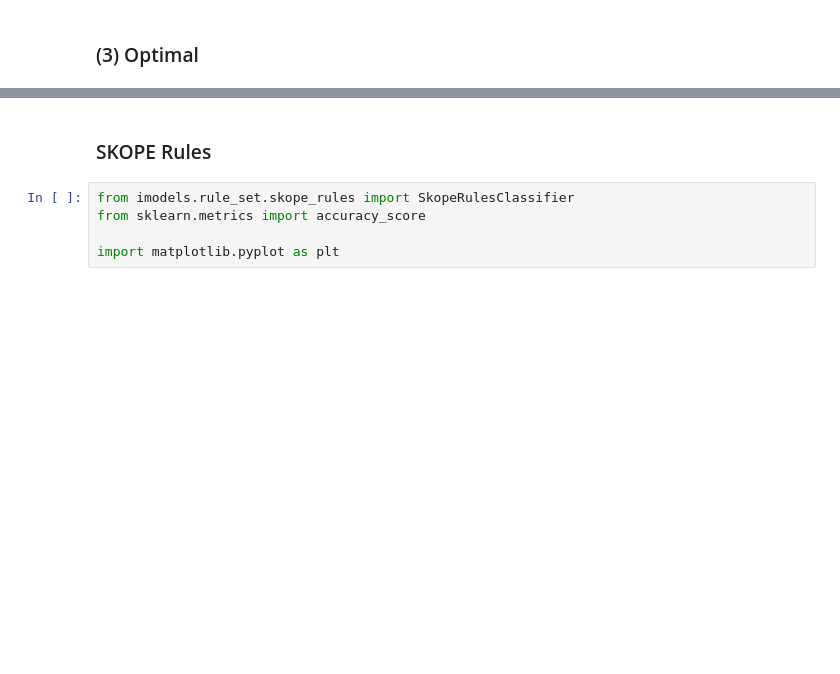
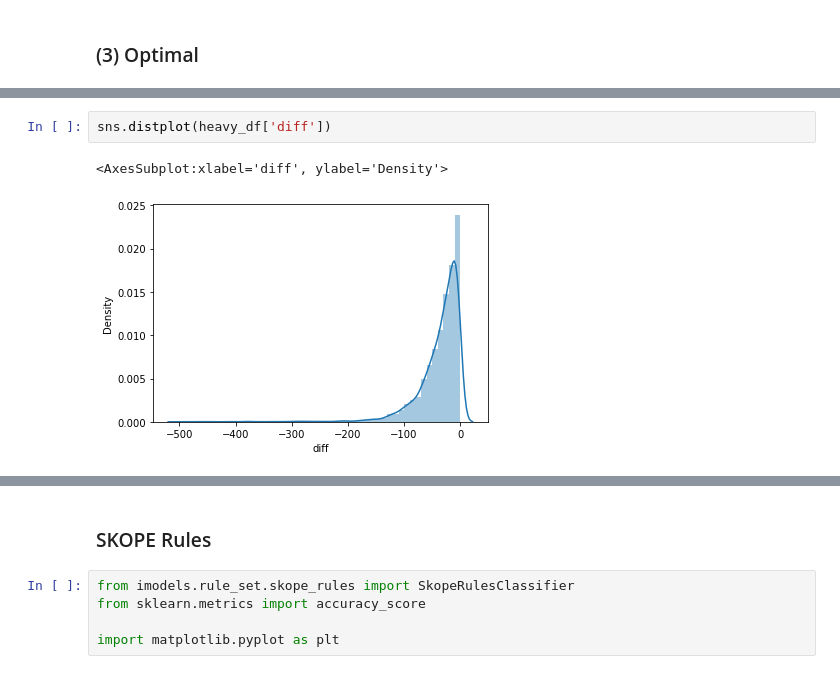
Before and after one commit to sms1097/Carbon-Emissions-Budworm, a Jupyter notebook: Rule Learning/Model 1.ipynb, the cells around one changed output, grey strips where cells are left out. Cells and saved outputs as stored; diff of their text form; blank space fills up the shorter version.

```diff
--- a/Rule Learning/Model 1.ipynb
+++ b/Rule Learning/Model 1.ipynb
@@ -160,0 +175,5 @@ no_salvage_optimal = optimal[(optimal['Salvage_Good'] == False) &
+# %%
+sns.distplot(heavy_df['diff'])
+# %% [output]
+<AxesSubplot:xlabel='diff', ylabel='Density'>
+[figure, added]
```
Also changed, not shown: parts of 19 cells of this notebook.
